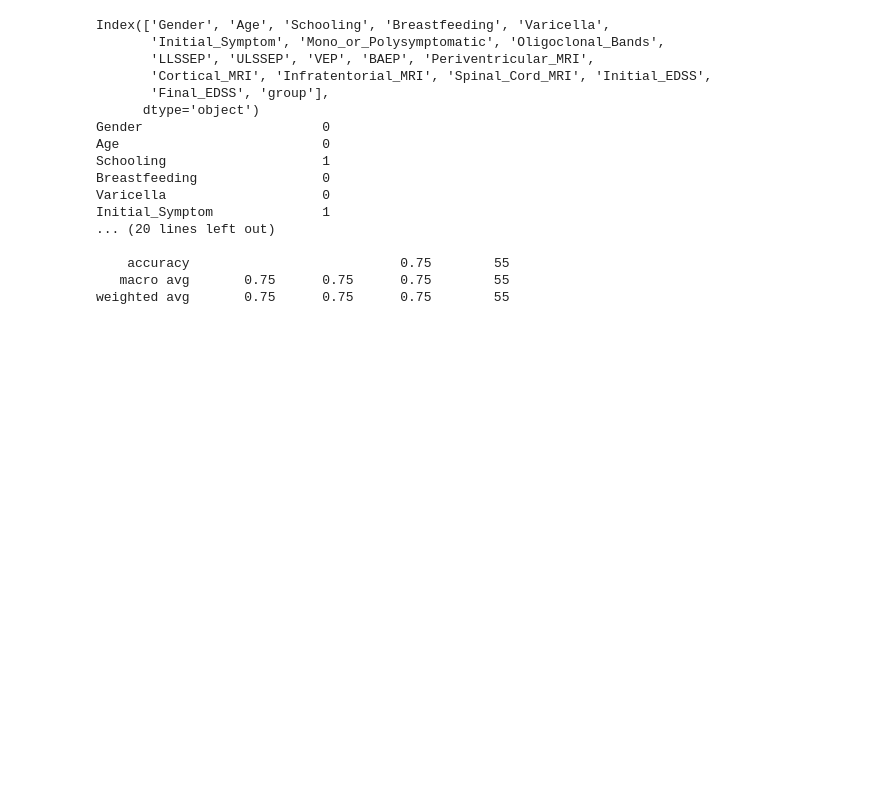
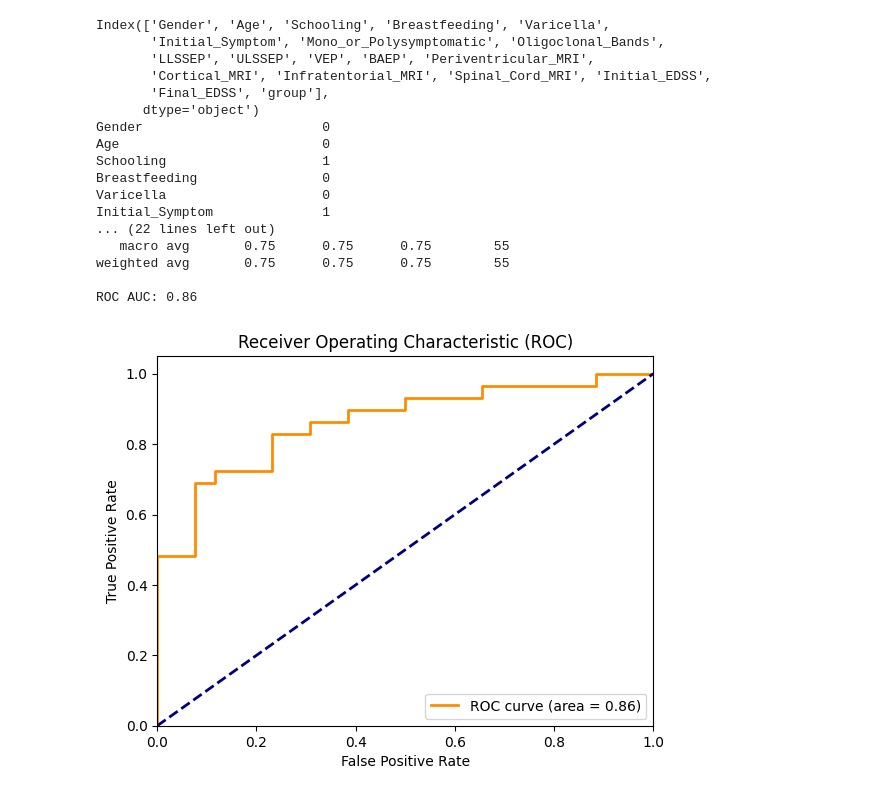
Before and after one commit to BertoloniLucas/SimaAI, a Jupyter notebook: models/SVM.ipynb, the cells around one changed output. Cells and saved outputs as stored; diff of their text form; code cells hidden in the pictures; blank space fills up the shorter version.

```diff
--- a/models/SVM.ipynb
+++ b/models/SVM.ipynb
@@ -1,9 +1,10 @@
 # %%
 import pandas as pd
-from sklearn.model_selection import train_test_split
+from sklearn.model_selection import train_test_split, GridSearchCV
 from sklearn.svm import SVC
-from sklearn.metrics import classification_report, confusion_matrix
+from sklearn.metrics import classification_report, confusion_matrix, roc_curve, roc_auc_score
 from sklearn.impute import SimpleImputer
+import matplotlib.pyplot as plt
 
 # Cargar los datos desde el CSV, ignorando la columna de índice
 file_path = 'C:\\Users\\48242450\\Documents\\Pruebas-Proyecto\\conversion_predictors_of_clinically_isolated_syndrome_to_multiple_sclerosis (2).csv'
@@ -15,42 +16,77 @@ print(df.columns)
 # Revisar si hay valores faltantes en el dataframe
 print(df.isna().sum())
 
-# Imputar valores faltantes (puedes elegir otros métodos de imputación si lo prefieres)
-imputer = SimpleImputer(strategy='mean')  # También puedes usar 'median', 'most_frequent', etc.
+# Imputar valores faltantes
+imputer = SimpleImputer(strategy='mean')
 X = df.drop(['group', 'Initial_EDSS', 'Final_EDSS'], axis=1)
 y = df['group']
 
 # Imputar valores faltantes en X
 X_imputed = imputer.fit_transform(X)
 
 # Dividir los datos en conjuntos de entrenamiento y prueba
 X_train, X_test, y_train, y_test = train_test_split(X_imputed, y, test_size=0.2, random_state=42)
 
-# Crear y entrenar el modelo SVM
-svm_model = SVC(kernel='linear')
-svm_model.fit(X_train, y_train)
+# Definir el modelo SVM y los parámetros para la búsqueda en GridSearchCV
+svm_model = SVC(probability=True)
 
-# Hacer predicciones
-y_pred = svm_model.predict(X_test)
+# Parámetros para explorar
+param_grid = {
+    'kernel': ['linear', 'rbf', 'poly'],
+    'C': [0.1, 1, 10, 100],  # Regularización
+    'gamma': ['scale', 'auto'],  # Parámetro del kernel RBF y polinómico
+    'degree': [3, 4, 5]  # Solo se aplica al kernel polinomial
+}
+
+# Implementar GridSearchCV
+grid_search = GridSearchCV(svm_model, param_grid, cv=5, scoring='roc_auc', verbose=1, n_jobs=-1)
+grid_search.fit(X_train, y_train)
+
+# Mejor modelo encontrado
+best_model = grid_search.best_estimator_
+print(f"Mejores parámetros: {grid_search.best_params_}")
+
+# Hacer predicciones con el mejor modelo
+y_pred = best_model.predict(X_test)
+y_prob = best_model.predict_proba(X_test)[:, 1]
 
 # Evaluar el modelo
 print(confusion_matrix(y_test, y_pred))
 print(classification_report(y_test, y_pred))
+
+# Calcular ROC AUC
+fpr, tpr, _ = roc_curve(y_test, y_prob, pos_label=best_model.classes_[1])
+roc_auc = roc_auc_score(y_test, y_prob)
+
+print(f'ROC AUC: {roc_auc:.2f}')
+
+# Graficar la curva ROC
+plt.figure()
+plt.plot(fpr, tpr, color='darkorange', lw=2, label='ROC curve (area = %0.2f)' % roc_auc)
+plt.plot([0, 1], [0, 1], color='navy', lw=2, linestyle='--')
+plt.xlim([0.0, 1.0])
+plt.ylim([0.0, 1.05])
+plt.xlabel('False Positive Rate')
+plt.ylabel('True Positive Rate')
+plt.title('Receiver Operating Characteristic (ROC)')
+plt.legend(loc='lower right')
+plt.show()
 # %% [output]
 Index(['Gender', 'Age', 'Schooling', 'Breastfeeding', 'Varicella',
        'Initial_Symptom', 'Mono_or_Polysymptomatic', 'Oligoclonal_Bands',
        'LLSSEP', 'ULSSEP', 'VEP', 'BAEP', 'Periventricular_MRI',
        'Cortical_MRI', 'Infratentorial_MRI', 'Spinal_Cord_MRI', 'Initial_EDSS',
        'Final_EDSS', 'group'],
       dtype='object')
 Gender                       0
 Age                          0
 Schooling                    1
 Breastfeeding                0
 Varicella                    0
 Initial_Symptom              1
-... (20 lines left out)
-
-    accuracy                           0.75        55
+... (22 lines left out)
    macro avg       0.75      0.75      0.75        55
 weighted avg       0.75      0.75      0.75        55
+
+ROC AUC: 0.86
+[figure, added]
```
